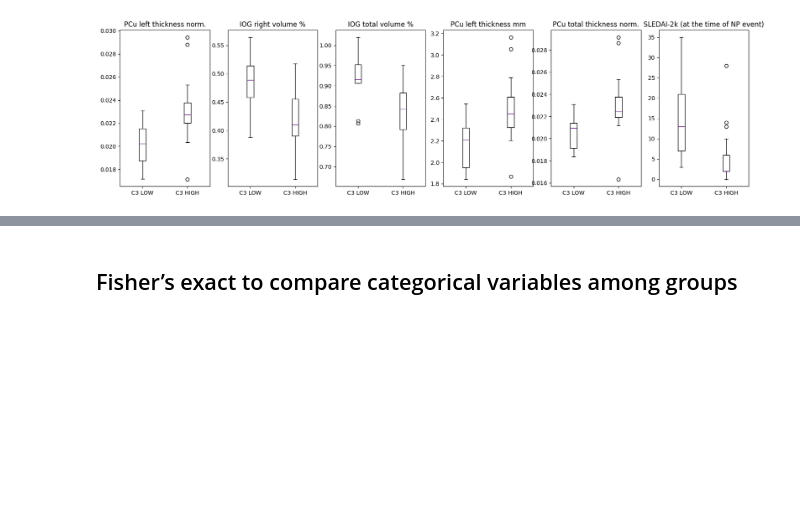
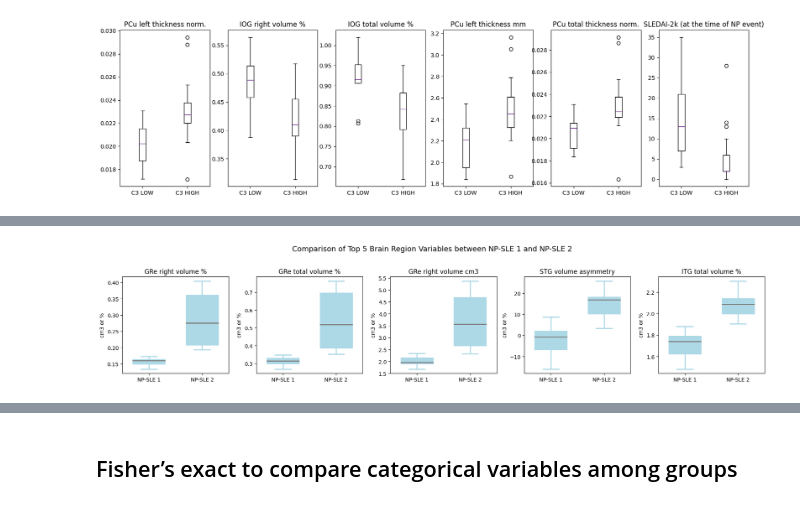
Before and after one commit to Sebarz98/Neuro_Lupus, a Jupyter notebook: code/Stats.ipynb, the cells around one changed output, grey strips where cells are left out. Cells and saved outputs as stored; diff of their text form; code cells hidden in the pictures; blank space fills up the shorter version.

```diff
--- a/code/Stats.ipynb
+++ b/code/Stats.ipynb
@@ -1861,0 +2055,78 @@ Cun left thickness norm.: p-value = 0.0206
+# %%
+import pandas as pd
+import matplotlib.pyplot as plt
+from scipy.stats import ranksums
+
+# Assuming df is your DataFrame with the dataset
+
+# Define the columns of interest
+neuro_scores_cols = [
+    'Event_CVA',
+    'Event_Mood abnormalities (depressive)',
+    'Event_Mood abnormalities (mixed)',
+    'Event_Movement Disorder',
+    'Event_Psychosis',
+    'Event_Seizure',
+    'Event_Seizure, ACS, myelitis, CVA',
+    'Event_nan'
+]
+
+brain_region_cols = list(df.columns[44:937])
+
+# Define the groups to compare
+group1 = df[df['NP-SLE'] == 0]
+group2 = df[df['NP-SLE'] == 2]
+
+# Perform the Wilcoxon rank-sum test for all continuous variables among groups
+significant_vars = []
+p_values = []
+
+# Loop only through brain region columns
+for col in brain_region_cols:
+    pval = ranksums(group1[col], group2[col])[1]
+    if pval < 0.05:
+        significant_vars.append(col)
+        p_values.append(pval)
+        print(f"{col}: p-value = {pval:.4f}")
+
+# Sort the significant variables by p-value and select the top 5
+sorted_vars = [x for _, x in sorted(zip(p_values, significant_vars))]
+top_5_vars = sorted_vars[:5]
+
+# Create a boxplot for each of the top 5 significant brain region variables
+fig, axs = plt.subplots(1, len(top_5_vars), figsize=(18, 4))
+
+# Customize boxplot aesthetics
+boxplot_props = dict(
+    patch_artist=True,
+    boxprops=dict(linewidth=2, edgecolor='lightblue', facecolor='lightblue'),
+    medianprops=dict(linewidth=2, color='gray'),
+    whiskerprops=dict(linewidth=2, color='lightblue'),
+    capprops=dict(linewidth=2, color='lightblue')
+)
+
+
+# Plot each of the top 5 significant brain region variables
+for i, col in enumerate(top_5_vars):
+    bp = axs[i].boxplot([group1[col], group2[col]], labels=['NP-SLE 1', 'NP-SLE 2'], showfliers=False, **boxplot_props, widths=0.6)
+
+    # Set custom colors for the boxes
+    for box in bp['boxes']:
+        box.set(facecolor='lightblue')
+
+    axs[i].set_title(col, fontsize=12)
+    axs[i].set_ylabel("cm3 or %", fontsize=10)
+    axs[i].tick_params(axis='both', which='both', labelsize=10)
+
+# Add a common title for the entire figure
+fig.suptitle("Comparison of Top 5 Brain Region Variables between NP-SLE 1 and NP-SLE 2", fontsize=14)
+
+# Adjust the spacing between subplots
+plt.tight_layout(rect=[0, 0.03, 1, 0.95])
+
+# Save the figure with higher resolution
+plt.savefig('/Users/Sebastiano/SLE/results/Wilcoxon_Top_5_Brain_Region.png', dpi=600, bbox_inches='tight')
+
+# Show the modified plot
+plt.show()
+# %% [output]
@@ -1861,0 +2150 @@ Cun left thickness norm.: p-value = 0.0206
+[figure, added]
```
Also changed, not shown: parts of 8 cells of this notebook, 4 other files.
